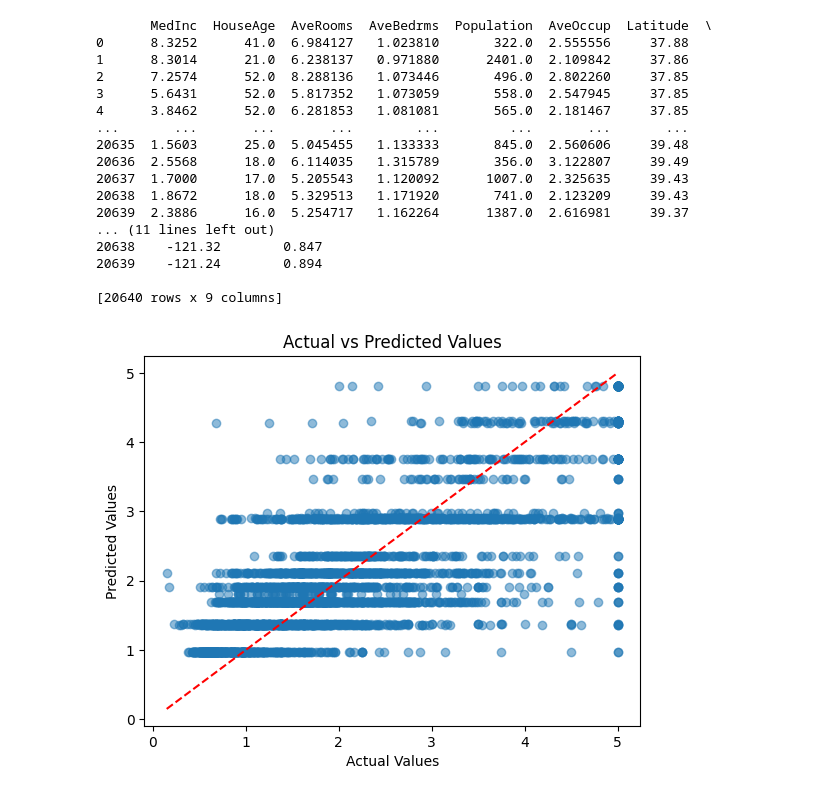
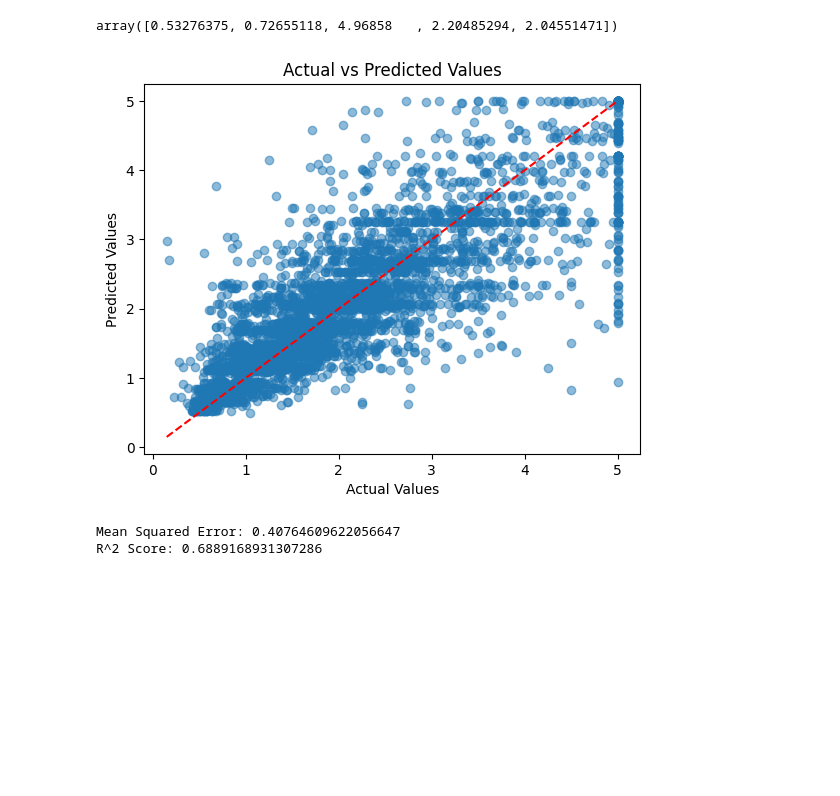
Before and after one commit to mynkaiml/Machine-learning-journey, a Jupyter notebook: Supervised Learning/Decision Trees/Decision_tree_regression.ipynb, the cells around one changed output. Drawn from its saved outputs; the diff is of its cells as text; code cells hidden in the pictures; blank space fills up the shorter version.

Commit message:
Decision trees, Random forest, XGBoost Implementations

```diff
--- a/Supervised Learning/Decision Trees/Decision_tree_regression.ipynb
+++ b/Supervised Learning/Decision Trees/Decision_tree_regression.ipynb
@@ -6,4 +6,10 @@ from sklearn.datasets import fetch_california_housing
 from sklearn.model_selection import train_test_split
 from sklearn.tree import DecisionTreeRegressor
 # %%
-X, y = fetch_california_housing(return_X_y=True)
+df = pd.DataFrame(
+    fetch_california_housing().data, columns=fetch_california_housing().feature_names
+)
+df["MedHouseVal"] = fetch_california_housing().target
+X = df.drop("MedHouseVal", axis=1)
+y = df["MedHouseVal"]
+X_train, X_test, y_train, y_test = train_test_split(X, y, test_size=0.2, random_state=42)
@@ -10,48 +48,26 @@ X, y = fetch_california_housing(return_X_y=True)
 # %%
-data = np.hstack((X, y.reshape(-1, 1)))
-columns = [
-    "MedInc",
-    "HouseAge",
-    "AveRooms",
-    "AveBedrms",
-    "Population",
-    "AveOccup",
-    "Latitude",
-    "Longitude",
-    "MedHouseVal",
-]
-df = pd.DataFrame(data, columns=columns)
-print(df)
+model = DecisionTreeRegressor(random_state=42,
+                              max_depth=10,
+                          min_samples_split=10,
+                          min_samples_leaf=5)
+model.fit(X_train, y_train)
+y_pred = model.predict(X_test)
+y_pred[:5]
 # %% [output]
-       MedInc  HouseAge  AveRooms  AveBedrms  Population  AveOccup  Latitude  \
-0      8.3252      41.0  6.984127   1.023810       322.0  2.555556     37.88
-1      8.3014      21.0  6.238137   0.971880      2401.0  2.109842     37.86
-2      7.2574      52.0  8.288136   1.073446       496.0  2.802260     37.85
-3      5.6431      52.0  5.817352   1.073059       558.0  2.547945     37.85
-4      3.8462      52.0  6.281853   1.081081       565.0  2.181467     37.85
-...       ...       ...       ...        ...         ...       ...       ...
-20635  1.5603      25.0  5.045455   1.133333       845.0  2.560606     39.48
-20636  2.5568      18.0  6.114035   1.315789       356.0  3.122807     39.49
-20637  1.7000      17.0  5.205543   1.120092      1007.0  2.325635     39.43
-20638  1.8672      18.0  5.329513   1.171920       741.0  2.123209     39.43
-20639  2.3886      16.0  5.254717   1.162264      1387.0  2.616981     39.37
-... (11 lines left out)
-20638    -121.32        0.847
-20639    -121.24        0.894
-
-[20640 rows x 9 columns]
+array([0.53276375, 0.72655118, 4.96858   , 2.20485294, 2.04551471])
 # %%
-X_train, X_test, y_train, y_test = train_test_split(X, y, test_size=0.2, random_state=42)
+plt.scatter(y_test, y_pred, alpha=0.5)
+plt.xlabel("Actual Values")
+plt.ylabel("Predicted Values")
+plt.title("Actual vs Predicted Values")
+plt.plot([y.min(), y.max()], [y.min(), y.max()], "r--")
+plt.show()
+from sklearn.metrics import mean_squared_error, r2_score
+mse = mean_squared_error(y_test, y_pred)
+r2 = r2_score(y_test, y_pred)
+print(f"Mean Squared Error: {mse}")
+print(f"R^2 Score: {r2}")
+# %% [output]
+[figure, added]
+Mean Squared Error: 0.40764609622056647
+R^2 Score: 0.6889168931307286
-# %%
-model = DecisionTreeRegressor(random_state=42, max_depth=4, criterion="squared_error")
-
-model.fit(X_train, y_train)
-y_pred = model.predict(X_test)
-plt.scatter(y_test, y_pred, alpha=0.5)
-plt.xlabel("Actual Values")
-plt.ylabel("Predicted Values")
-plt.title("Actual vs Predicted Values")
-plt.plot([y.min(), y.max()], [y.min(), y.max()], "r--")
-plt.show()
-# %% [output]
-[figure, removed]
```
Also changed, not shown: parts of 3 cells of this notebook, 5 other files.
